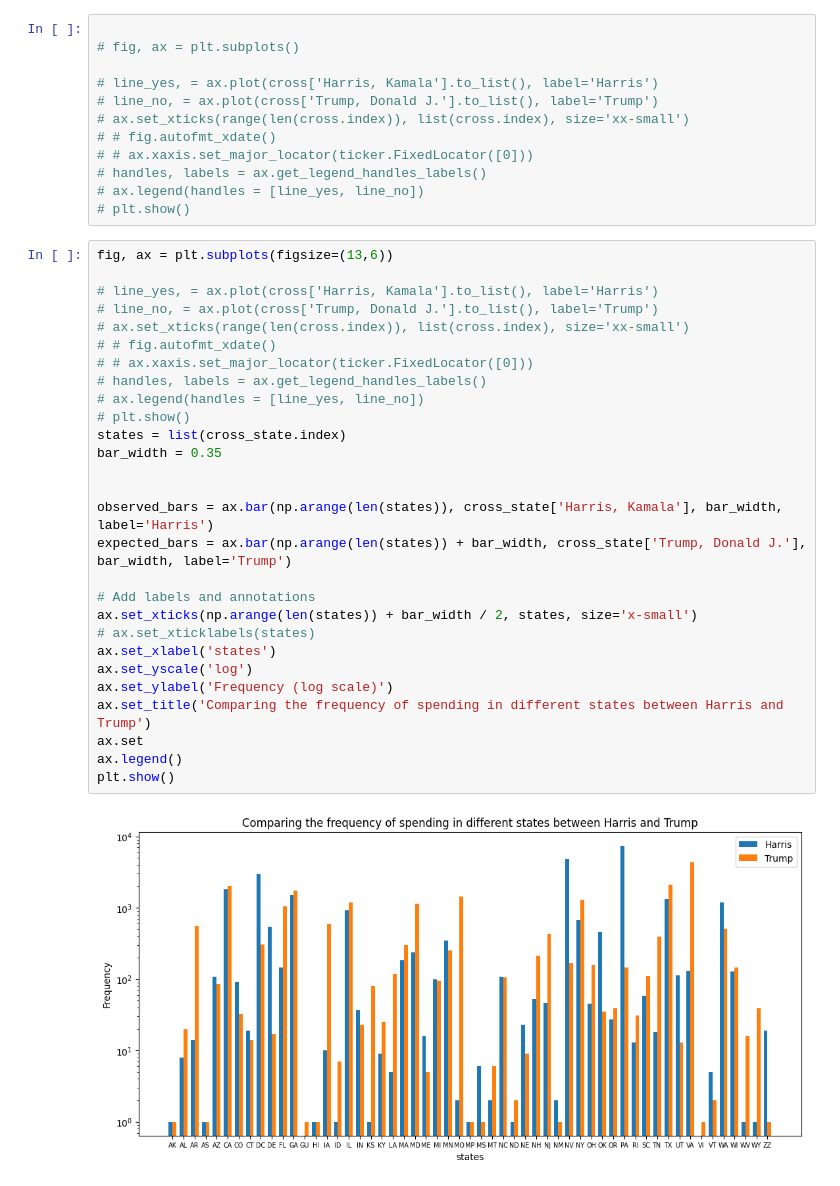
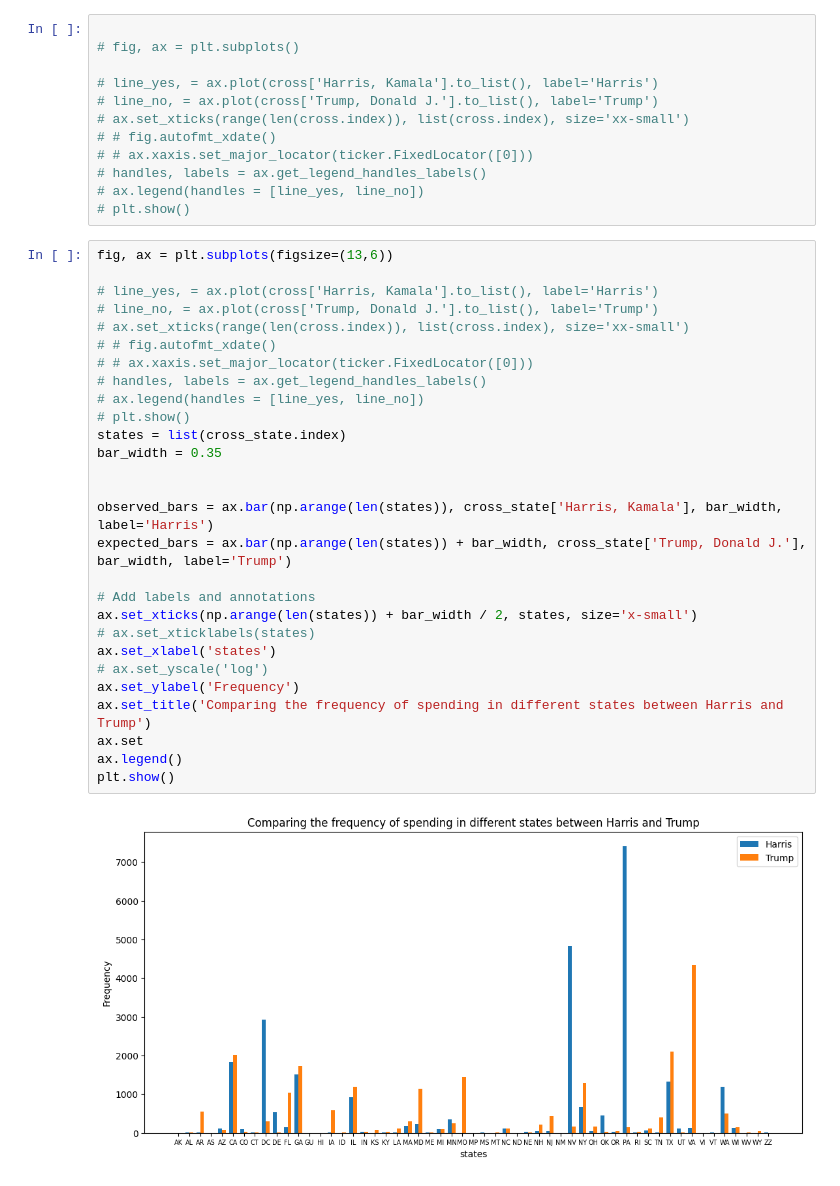
Before and after one commit to wellsGarrison/320Project, a Jupyter notebook: final_project.ipynb, the cells around one changed output. Drawn from its saved outputs; the diff is of its cells as text.

Commit message:
chi writeup and plot changed to linear scale

```diff
--- a/final_project.ipynb
+++ b/final_project.ipynb
@@ -118,30 +118,30 @@ scipy.stats.chi2_contingency(cross_state).pvalue
 # %%
 fig, ax = plt.subplots(figsize=(13,6))
 
 # line_yes, = ax.plot(cross['Harris, Kamala'].to_list(), label='Harris')
 # line_no, = ax.plot(cross['Trump, Donald J.'].to_list(), label='Trump')
 # ax.set_xticks(range(len(cross.index)), list(cross.index), size='xx-small')
 # # fig.autofmt_xdate()
 # # ax.xaxis.set_major_locator(ticker.FixedLocator([0]))
 # handles, labels = ax.get_legend_handles_labels()
 # ax.legend(handles = [line_yes, line_no])
 # plt.show()
 states = list(cross_state.index)
 bar_width = 0.35
 
 
 observed_bars = ax.bar(np.arange(len(states)), cross_state['Harris, Kamala'], bar_width, label='Harris')
 expected_bars = ax.bar(np.arange(len(states)) + bar_width, cross_state['Trump, Donald J.'], bar_width, label='Trump')
 
 # Add labels and annotations
 ax.set_xticks(np.arange(len(states)) + bar_width / 2, states, size='x-small')
 # ax.set_xticklabels(states)
 ax.set_xlabel('states')
-ax.set_yscale('log')
-ax.set_ylabel('Frequency (log scale)')
+# ax.set_yscale('log')
+ax.set_ylabel('Frequency')
 ax.set_title('Comparing the frequency of spending in different states between Harris and Trump')
 ax.set
 ax.legend()
 plt.show()
 # %% [output]
-[figure, old version]
+[figure, new version]
```
Also changed, not shown: 1 other file.
